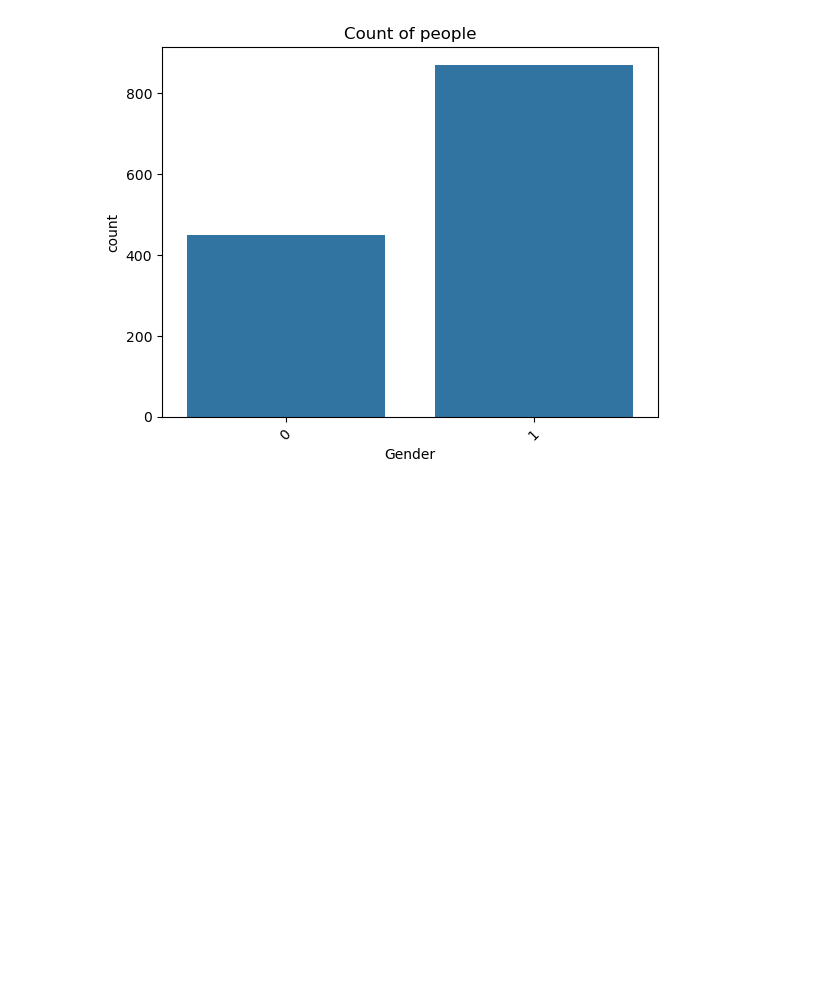
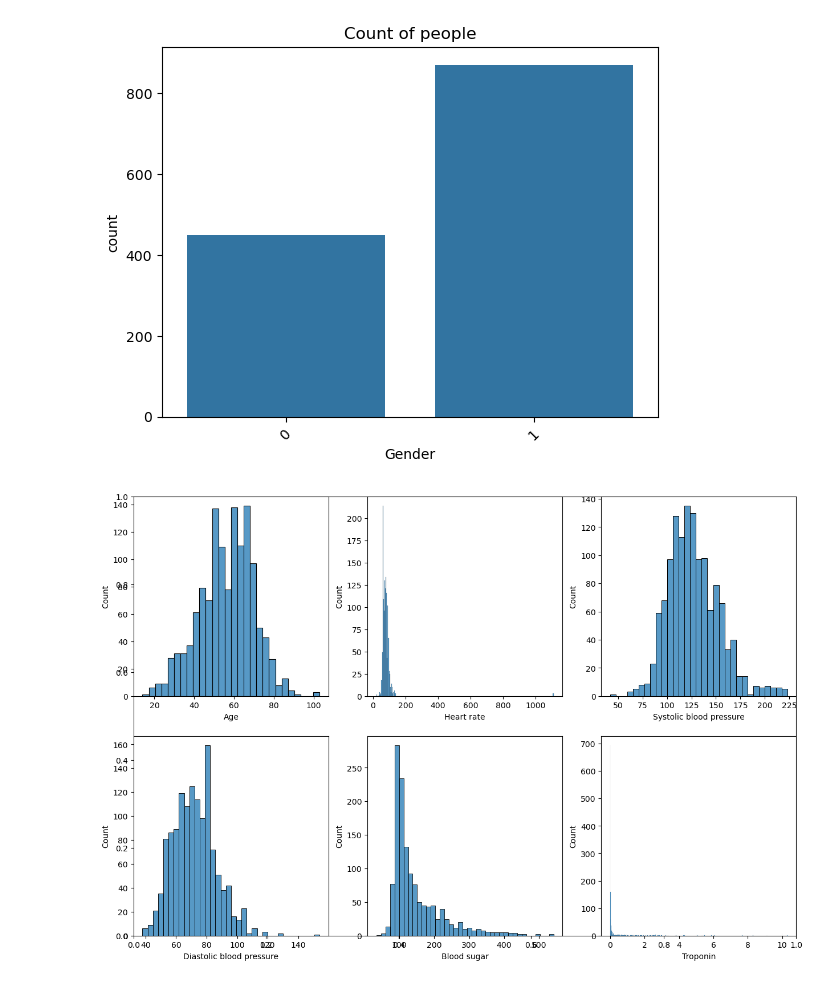
Before and after one commit to kxrrym03/Heart-Attack-Analysis, a Jupyter notebook: Heart Attack Risk.ipynb, the cells around one changed output. Saved outputs shown, nothing was run; the diff lists cells and outputs as text; code cells hidden in the pictures; blank space fills up the shorter version.

```diff
--- a/Heart Attack Risk.ipynb
+++ b/Heart Attack Risk.ipynb
@@ -102,3 +102,12 @@ plt.xticks(rotation=45)
 plt.show()
 # %% [output]
 [figure]
+# %%
+features =['Age','Heart rate','Systolic blood pressure','Diastolic blood pressure', 'Blood sugar', 'Troponin']
+plt.subplots(figsize=(15,10))
+for i,col in enumerate(features):
+  plt.subplot(2,3,i+1)
+  sns.histplot(data[col])
+plt.show()
+# %% [output]
+[figure, added]
```
